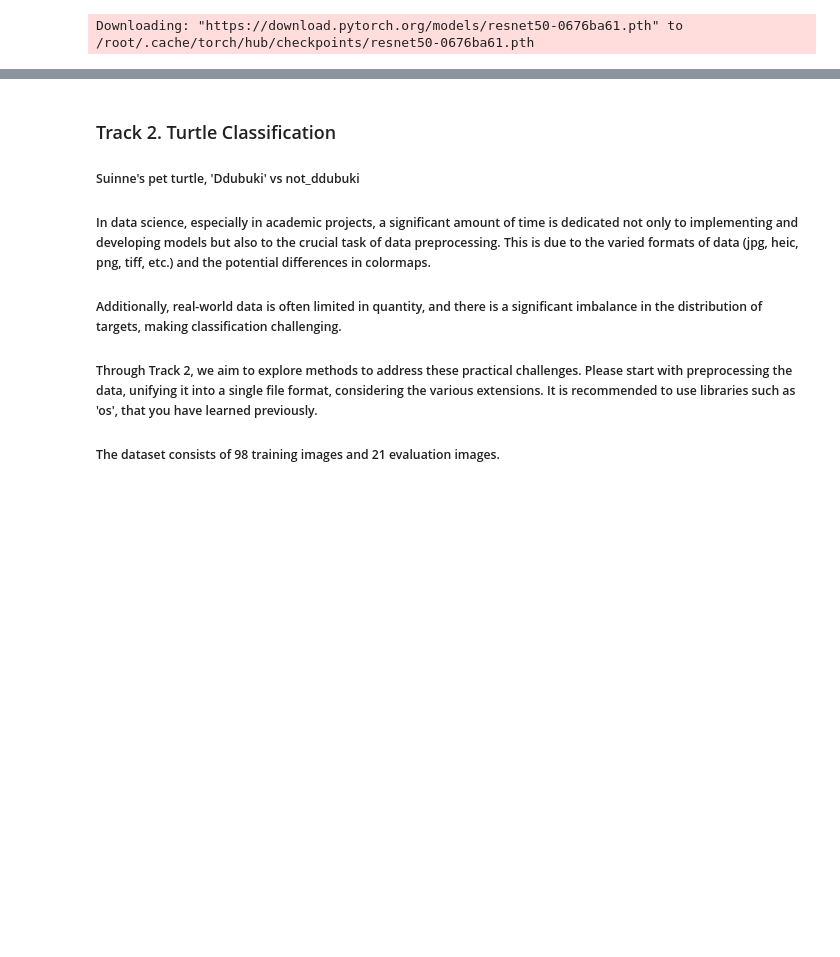
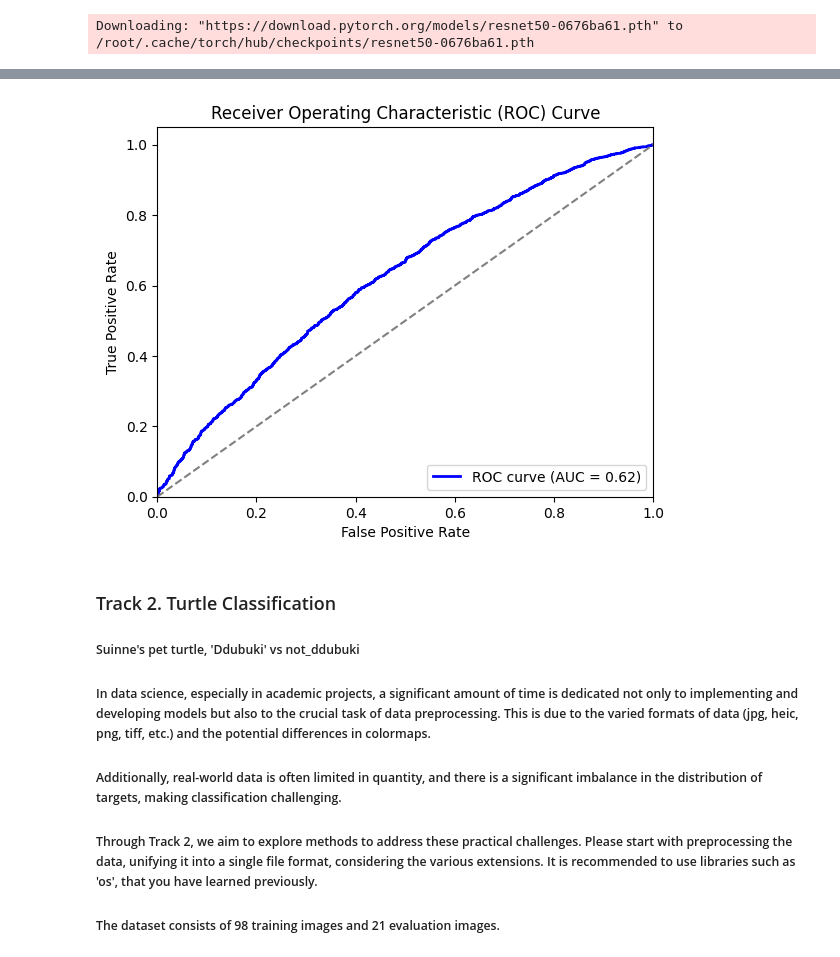
Before and after one commit to duneag2/intro-dl, a Jupyter notebook: DLMATHon/ChanHaeng/DLMATHon.ipynb, the cells around one changed output, grey strips where cells are left out. Cells and saved outputs as stored; diff of their text form; code cells hidden in the pictures; blank space fills up the shorter version.

```diff
--- a/DLMATHon/ChanHaeng/DLMATHon.ipynb
+++ b/DLMATHon/ChanHaeng/DLMATHon.ipynb
@@ -110,7 +110,7 @@ model.fc = nn.Linear(num_ftrs, 5)
 model = model.to(DEVICE)
 # %%
 criterion = nn.CrossEntropyLoss()
-optimizer = torch.optim.Adam(model.parameters(), lr = 0.0002)
+optimizer = torch.optim.Adam(model.parameters(), lr = 0.002)
 # %%
 def train(model, train_loader, optimizer, log_interval):
     model.train()
@@ -178,3 +157,48 @@ KeyboardInterrupt:
+# %%
+def evaluate(model, test_loader):
+    model.eval()
+    all_preds = []
+    all_labels = []
+    all_correct = []
+
+    with torch.no_grad():
+        for image, label in test_loader:
+            image = image.to(DEVICE)
+            label = label.to(DEVICE, dtype=torch.long)
+            output = model(image)
+
+            # Get class probabilities using softmax
+            probs = torch.softmax(output, dim=1)
+            preds = torch.argmax(probs, dim=1)
+
+            # Move data to CPU and store predictions and labels
+            all_preds.extend(probs.cpu().numpy())
+            all_labels.extend(label.cpu().numpy())
+            all_correct.extend(preds.cpu().numpy() == label.cpu().numpy())
+
+    # Convert lists to numpy arrays
+    all_correct = np.array(all_correct).astype(int)  # Convert boolean to binary (0, 1)
+    all_preds = np.max(np.array(all_preds), axis=1)  # Use the maximum probability for ROC curve
+
+    # Compute ROC curve and AUC score
+    fpr, tpr, thresholds = roc_curve(all_correct, all_preds)
+    roc_auc = auc(fpr, tpr)
+
+    # Plot the ROC curve
+    plt.figure()
+    plt.plot(fpr, tpr, color='blue', lw=2, label=f'ROC curve (AUC = {roc_auc:.2f})')
+    plt.plot([0, 1], [0, 1], color='gray', linestyle='--')  # Diagonal line for reference
+    plt.xlim([0.0, 1.0])
+    plt.ylim([0.0, 1.05])
+    plt.xlabel('False Positive Rate')
+    plt.ylabel('True Positive Rate')
+    plt.title('Receiver Operating Characteristic (ROC) Curve')
+    plt.legend(loc="lower right")
+    plt.show()
+# %%
+evaluate(model, dataloaders["val"])
+# %% [output]
+[figure, added]
 # %% [markdown]
 ### Track 2. Turtle Classification
 ##### Suinne's pet turtle, 'Ddubuki' vs not_ddubuki
```
Also changed, not shown: parts of 15 cells of this notebook.
